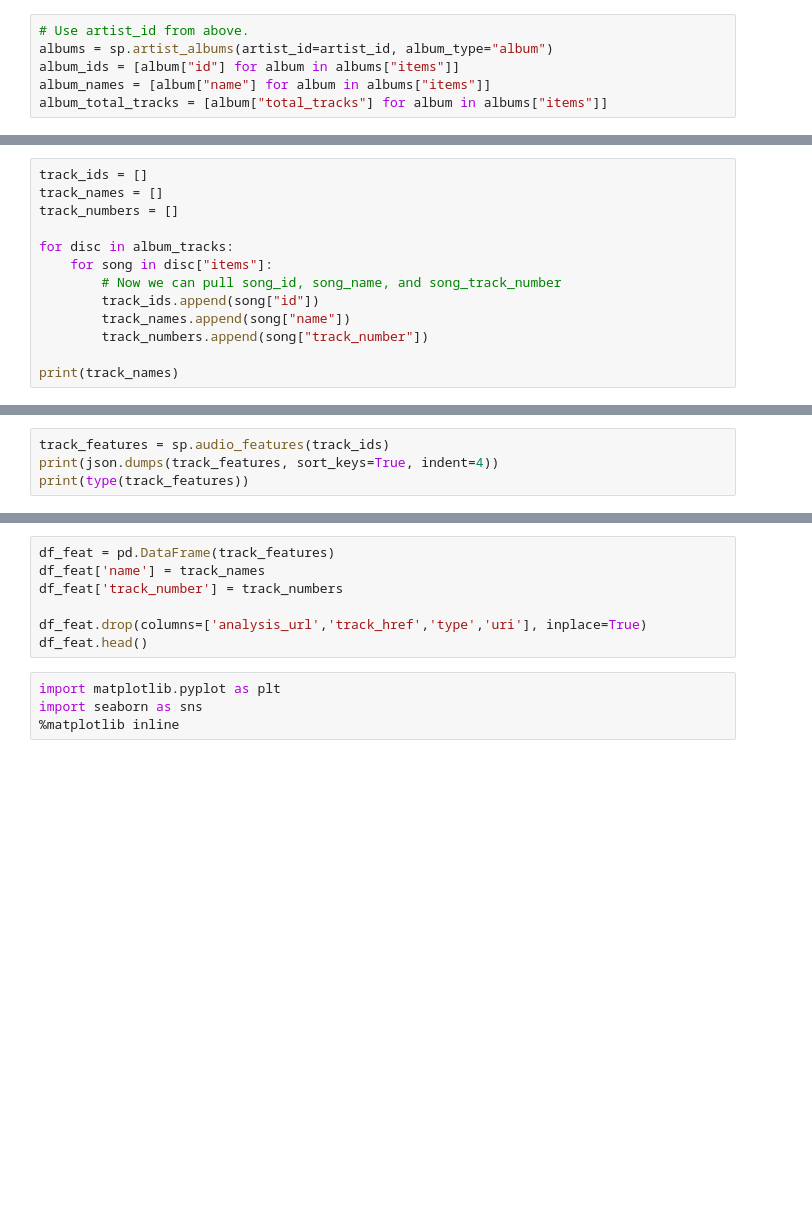
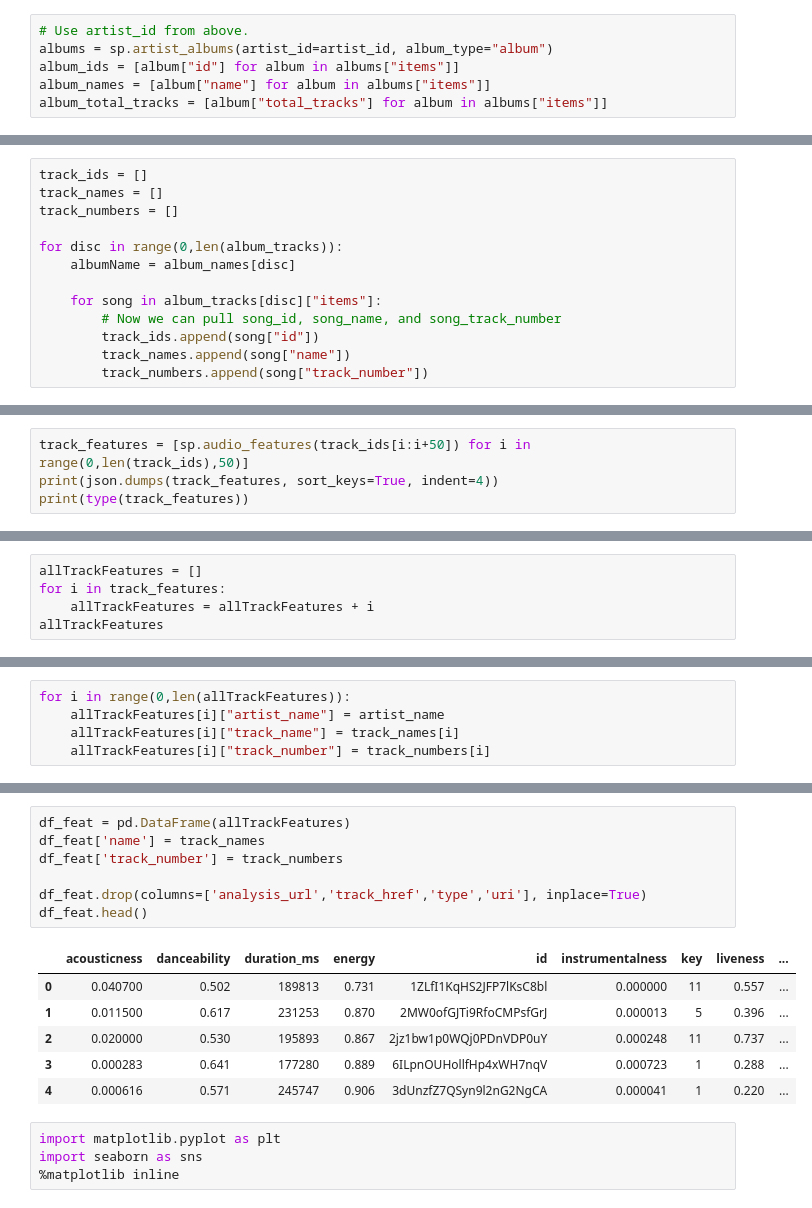
Before and after one commit to mtoriello0725/The-Artilizer, a Jupyter notebook: Notebooks/Artilizer-Discography.ipynb, the cells around one changed output, grey strips where cells are left out. Cells and saved outputs as stored; diff of their text form; blank space fills up the shorter version.

Commit message:
Tested ability to append album name to rows.

```diff
--- a/Notebooks/Artilizer-Discography.ipynb
+++ b/Notebooks/Artilizer-Discography.ipynb
@@ -117,12 +139,12 @@ track_ids = []
 track_names = []
 track_numbers = []
 
-for disc in album_tracks:
-    for song in disc["items"]:
+for disc in range(0,len(album_tracks)):
+    albumName = album_names[disc]
+
+    for song in album_tracks[disc]["items"]:
         # Now we can pull song_id, song_name, and song_track_number
         track_ids.append(song["id"])
         track_names.append(song["name"])
         track_numbers.append(song["track_number"])
-
-print(track_names)
 # %% [output]
@@ -130,5 +169,5 @@ print(track_names)
 # %%
-track_features = sp.audio_features(track_ids)
+track_features = [sp.audio_features(track_ids[i:i+50]) for i in range(0,len(track_ids),50)]
 print(json.dumps(track_features, sort_keys=True, indent=4))
 print(type(track_features))
 # %% [output]
@@ -135,0 +191,5 @@ JSONDecodeError: Expecting value: line 1 column 1 (char 0)
+# %%
+allTrackFeatures = []
+for i in track_features:
+    allTrackFeatures = allTrackFeatures + i
+allTrackFeatures
@@ -135,0 +214,5 @@ JSONDecodeError: Expecting value: line 1 column 1 (char 0)
+# %%
+for i in range(0,len(allTrackFeatures)):
+    allTrackFeatures[i]["artist_name"] = artist_name
+    allTrackFeatures[i]["track_name"] = track_names[i]
+    allTrackFeatures[i]["track_number"] = track_numbers[i]
@@ -136,10 +239,17 @@ JSONDecodeError: Expecting value: line 1 column 1 (char 0)
 # %%
-df_feat = pd.DataFrame(track_features)
+df_feat = pd.DataFrame(allTrackFeatures)
 df_feat['name'] = track_names
 df_feat['track_number'] = track_numbers
 
 df_feat.drop(columns=['analysis_url','track_href','type','uri'], inplace=True)
 df_feat.head()
+# %% [output]
+|  | acousticness | danceability | duration_ms | energy | id | instrumentalness | key | liveness | ... |
+| 0 | 0.040700 | 0.502 | 189813 | 0.731 | 1ZLfI1KqHS2JFP7lKsC8bl | 0.000000 | 11 | 0.557 | ... |
+| 1 | 0.011500 | 0.617 | 231253 | 0.870 | 2MW0ofGJTi9RfoCMPsfGrJ | 0.000013 | 5 | 0.396 | ... |
+| 2 | 0.020000 | 0.530 | 195893 | 0.867 | 2jz1bw1p0WQj0PDnVDP0uY | 0.000248 | 11 | 0.737 | ... |
+| 3 | 0.000283 | 0.641 | 177280 | 0.889 | 6ILpnOUHollfHp4xWH7nqV | 0.000723 | 1 | 0.288 | ... |
+| 4 | 0.000616 | 0.571 | 245747 | 0.906 | 3dUnzfZ7QSyn9l2nG2NgCA | 0.000041 | 1 | 0.220 | ... |
 # %%
 import matplotlib.pyplot as plt
 import seaborn as sns
```
Also changed, not shown: parts of 15 cells of this notebook.
